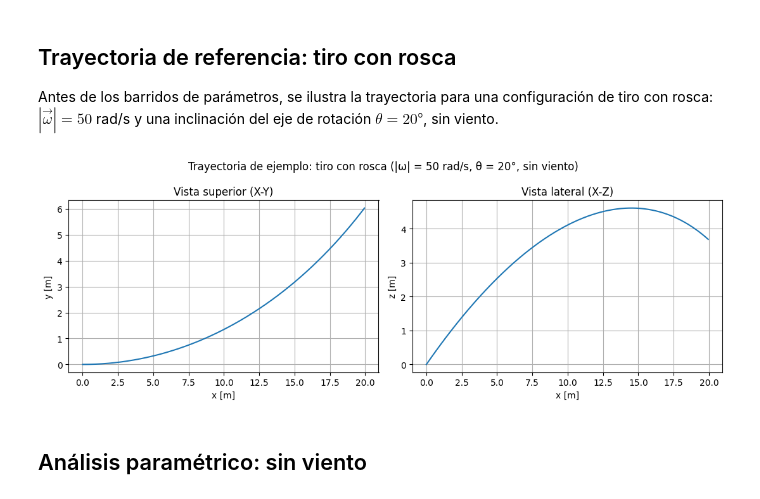
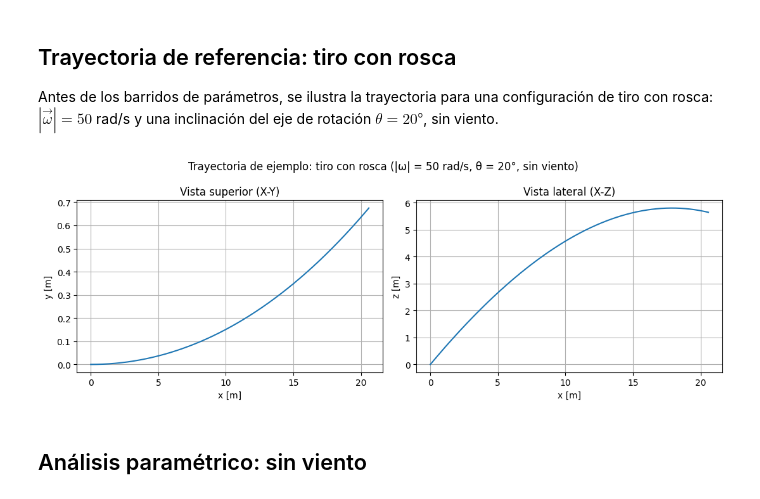
Before and after one commit to cristianvergara0/ComputationalPhysics_UdeA, a Jupyter notebook: Theoretical Mechanics II/magnus_effect_simulation.ipynb, the cells around one changed output. Drawn from its saved outputs; the diff is of its cells as text; code cells hidden in the pictures.

```diff
--- a/Theoretical Mechanics II/magnus_effect_simulation.ipynb
+++ b/Theoretical Mechanics II/magnus_effect_simulation.ipynb
@@ -154,14 +156,16 @@ except ImportError:
 
 
 @njit(cache=True, nogil=True)
-def ecuaciones_rhs(t, y, omega, v_fluido, m, A, rho, g, C_D, C_L):
+def ecuaciones_rhs(t, y, omega, v_fluido, m, A, rho, g, C_D, C_L, R):
     """Calcula dy/dt para y = [x, y, z, vx, vy, vz].
 
     Físicamente: la derivada de la posición es la velocidad, y la derivada de
     la velocidad es la aceleración, que resulta de sumar la gravedad, el
     arrastre aerodinámico (F_D, opuesto a la velocidad relativa con el aire) y
     la fuerza de Magnus (F_M, perpendicular tanto a omega como a la velocidad
-    relativa).
+    relativa). R (el radio del sólido) entra en el término de Magnus para que
+    este tenga unidades de fuerza con C_L adimensional (ver la sección
+    "Modelo físico" más arriba).
 
     Los componentes se calculan "a mano" (en vez de con np.cross / np.linalg.norm
     sobre arreglos) por dos razones:
@@ -186,8 +190,8 @@ def ecuaciones_rhs(t, y, omega, v_fluido, m, A, rho, g, C_D, C_L):
     FD_y = coef_D * v_rel_y
     FD_z = coef_D * v_rel_z
 
-    # Fuerza de Magnus: proporcional a omega x v_rel (producto cruz expandido)
-    coef_M = 0.5 * rho * C_L * A
+    # Fuerza de Magnus: proporcional a R * (omega x v_rel) (producto cruz expandido)
+    coef_M = 0.5 * rho * C_L * A * R
     FM_x = coef_M * (omega[1]*v_rel_z - omega[2]*v_rel_y)
     FM_y = coef_M * (omega[2]*v_rel_x - omega[0]*v_rel_z)
     FM_z = coef_M * (omega[0]*v_rel_y - omega[1]*v_rel_x)
@@ -289,34 +293,34 @@ Antes de los barridos de parámetros, se ilustra la trayectoria para una configu
 # %%
 # Configuración de ejemplo: "tiro con rosca"
 omega_mag_ejemplo = 50.0             # magnitud de la velocidad angular [rad/s]
 theta_ejemplo = np.deg2rad(20.0)     # inclinación del eje de rotación
 omega_ejemplo = omega_mag_ejemplo * np.array([0.0, np.sin(theta_ejemplo), np.cos(theta_ejemplo)])
 v_fluido_ejemplo = np.array([0.0, 0.0, 0.0])   # sin viento
 
 sol_ejemplo = solve_ivp(
     ecuaciones_rhs, t_span, y0, t_eval=t_eval, events=hit_ground,
-    args=(omega_ejemplo, v_fluido_ejemplo, m, A, rho, g, C_D, C_L),
+    args=(omega_ejemplo, v_fluido_ejemplo, m, A, rho, g, C_D, C_L, R),
 )
 
 fig, ejes = plt.subplots(1, 2, figsize=(11, 4))
 
 ejes[0].plot(sol_ejemplo.y[0], sol_ejemplo.y[1])
 ejes[0].set_xlabel("x [m]")
 ejes[0].set_ylabel("y [m]")
 ejes[0].set_title("Vista superior (X-Y)")
 ejes[0].grid()
 
 ejes[1].plot(sol_ejemplo.y[0], sol_ejemplo.y[2])
 ejes[1].set_xlabel("x [m]")
 ejes[1].set_ylabel("z [m]")
 ejes[1].set_title("Vista lateral (X-Z)")
 ejes[1].grid()
 
 fig.suptitle("Trayectoria de ejemplo: tiro con rosca (|ω| = 50 rad/s, θ = 20°, sin viento)")
 plt.tight_layout()
 plt.show()
 # %% [output]
-[figure, old version]
+[figure, new version]
 # %% [markdown]
 ## Análisis paramétrico: sin viento
 # %% [markdown]
```
Also changed, not shown: parts of 27 cells of this notebook, 1 other file.
